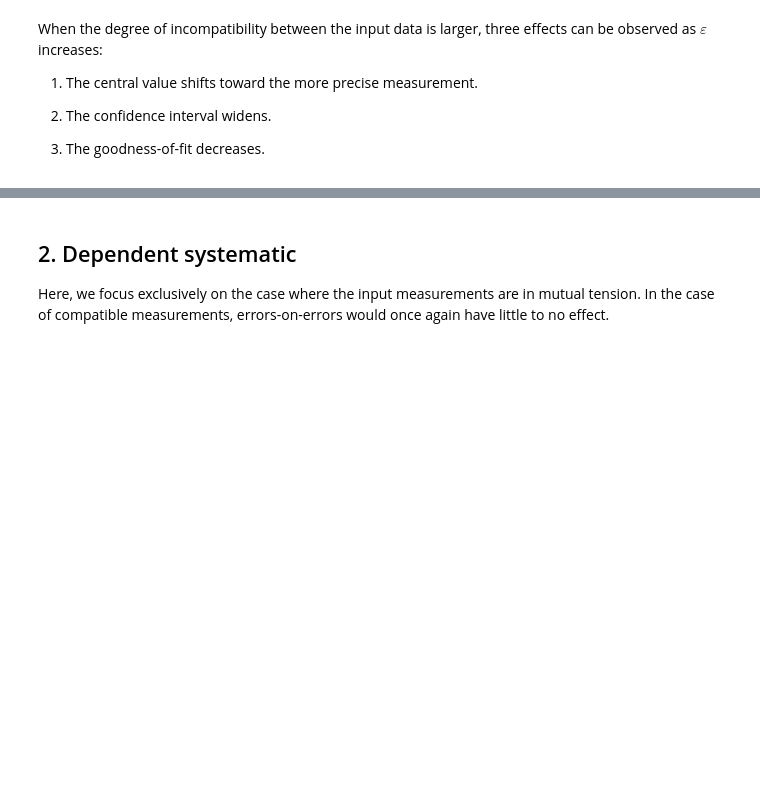
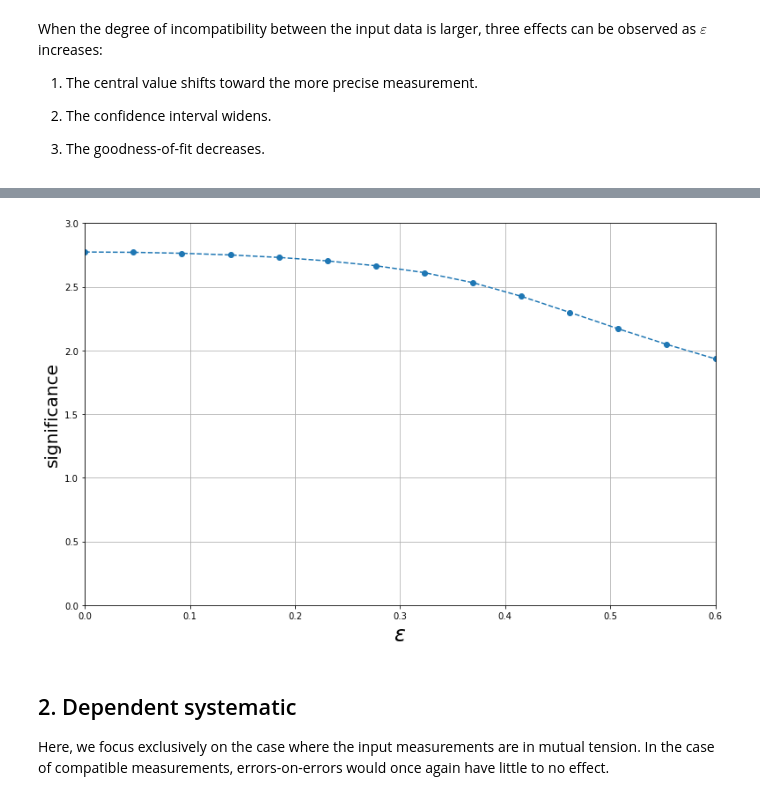
Before and after one commit to EnzoCanonero/GVM-Combinations, a Jupyter notebook: tutorials/toy/tutorial.ipynb, the cells around one changed output, grey strips where cells are left out. Saved outputs shown, nothing was run; the diff lists cells and outputs as text; code cells hidden in the pictures; blank space fills up the shorter version.

```diff
--- a/tutorials/toy/tutorial.ipynb
+++ b/tutorials/toy/tutorial.ipynb
@@ -302,0 +305,34 @@ When the degree of incompatibility between the input data is larger, three effec
+# %%
+eps_grid = np.linspace(0., 0.6, 14)
+comb = GVMCombination('input_files/diag_corr.yaml')
+
+base_info = comb.input_data()
+
+y_1 = 2.5
+y_2 = -2.5
+base_info['data']['measurements']['m1']['central'] = y_1
+base_info['data']['measurements']['m2']['central'] = y_2
+base_info['syst']['sys1']['error-on-error']['type'] = 'independent'
+
+comb.update_data(base_info)
+
+cv = []
+lower_bound = []
+upper_bound = []
+ci = []
+
+sign = []
+
+for eps in eps_grid:
+    base_info = deepcopy(base_info)
+    base_info['syst']['sys1']['error-on-error']['value'] = np.array([0.0, eps])
+    comb.update_data(base_info)
+    cv.append(comb.fit_results['mu'])
+    lower_bound.append(comb.confidence_interval()[0])
+    upper_bound.append(comb.confidence_interval()[1])
+    ci.append(comb.confidence_interval()[2])
+
+    chi_2 = comb.goodness_of_fit()
+    p_value = 1 - chi2.cdf(chi_2, df=1)
+    sign_eps = norm.ppf(1 - p_value/2)
+    sign.append(sign_eps)
@@ -303,3 +369,16 @@ When the degree of incompatibility between the input data is larger, three effec
+# %%
+plt.figure(figsize=(11, 7))
+plt.plot(eps_grid, sign, '--o')
+plt.xlabel(r'$\epsilon$', fontsize=24)
+plt.ylabel(r'significance', fontsize=20)
+plt.ylim((0.0, 3))
+plt.xlim((0.0, 0.6))
+plt.grid(True)
+plt.tight_layout()
+#plt.savefig('output/independent_incompatible_singleEps_gof.png')
+plt.show()
+# %% [output]
+[figure, added]
 # %% [markdown]
 ## 2. Dependent systematic
 
```
Also changed, not shown: parts of 2 cells of this notebook, 1 other file.
